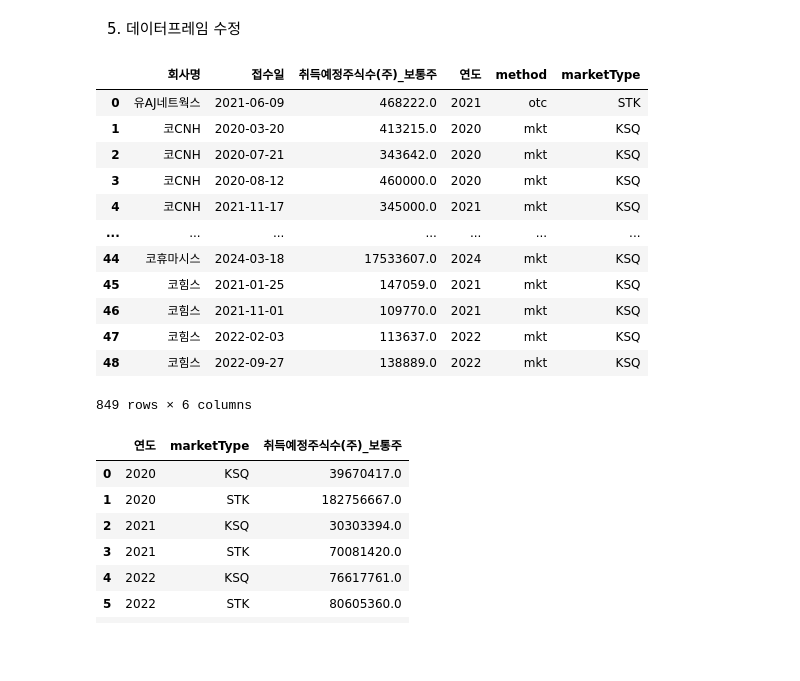
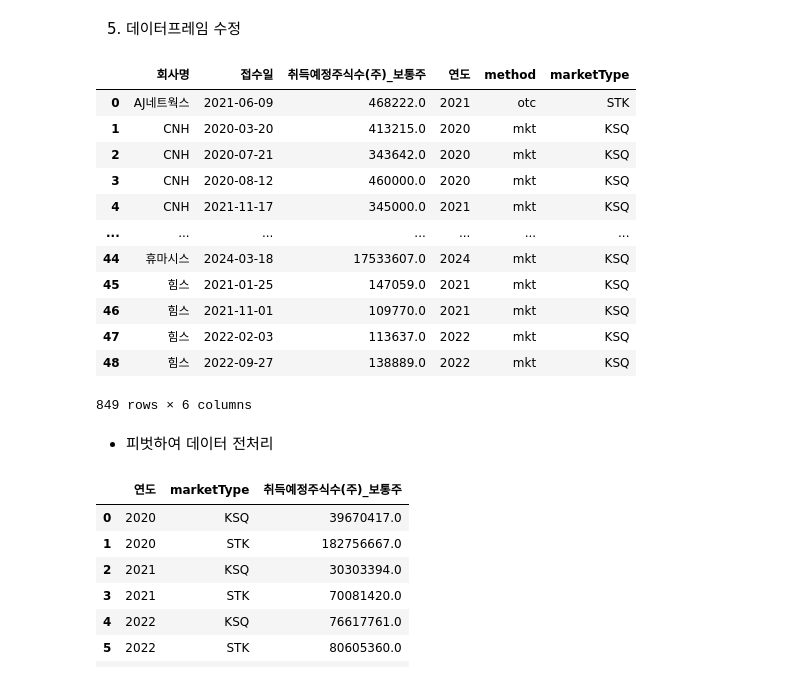
Before and after one commit to beaten-by-the-market/dart_disclosure, a Jupyter notebook: 자사주_소각KIND.ipynb, the cells around one changed output. Cells and saved outputs as stored; diff of their text form; code cells hidden in the pictures; blank space fills up the shorter version.

```diff
--- a/자사주_소각KIND.ipynb
+++ b/자사주_소각KIND.ipynb
@@ -255,9 +259,9 @@ grouped_df
 1) 검색 기준이 되는 인풋 입력하기
 # %%
 # 사용자 입력 받기
-start_y = input('시작연도를 입력하세요(2015년부터 데이터 제공): ')
-end_y = input('종료연도를 입력하세요: ')
-corp_type_input = input('유, 코, 유코 중에서 하나를 입력하세요 :')
+start_y = '2020'
+end_y = '2024'
+corp_type_input = '유코'
 
 # 기본 params 템플릿
 params = {
@@ -412,35 +416,40 @@ df_dart_buyback['method'] = df_dart_buyback['취득방법_취득방법_취득방
 # %%
 # 필요한 칼럼만 남기고 복사
 df_dart_buyback_a = df_dart_buyback[['회사명_회사명_회사명', '접수일_접수일_접수일', '취득예정주식(주)_취득예정주식(주)_보통주식','연도', 'method']].copy()
 
 # 칼럼명을 심플하게 수정
 df_dart_buyback_a.columns = ['회사명', '접수일', '취득예정주식수(주)_보통주', '연도', 'method']
 
 # 회사명에서 첫 글자를 추출하여 시장구분 칼럼 추가
 df_dart_buyback_a['marketType'] = df_dart_buyback_a['회사명'].str[0]
 
 # 유: STK, 코: KSQ로 변경
 df_dart_buyback_a['marketType'] = np.where(
     df_dart_buyback_a['marketType'] == '유', 'STK',
     np.where(df_dart_buyback_a['marketType'] == '코', 'KSQ', df_dart_buyback_a['marketType'])
 )
 
+# 맨 앞의 '유' 또는 '코' 제거, 맨 끝의 'IR' 제거
+df_dart_buyback_a['회사명'] = df_dart_buyback_a['회사명'].str.replace(r'^(유|코)', '', regex=True).str.replace(r'  IR$', '', regex=True).str.replace(r'IR$', '', regex=True)
+
 # 결과 확인
 df_dart_buyback_a
 # %% [output]
 |  | 회사명 | 접수일 | 취득예정주식수(주)_보통주 | 연도 | method | marketType |
-| 0 | 유AJ네트웍스 | 2021-06-09 | 468222.0 | 2021 | otc | STK |
-| 1 | 코CNH | 2020-03-20 | 413215.0 | 2020 | mkt | KSQ |
-| 2 | 코CNH | 2020-07-21 | 343642.0 | 2020 | mkt | KSQ |
-| 3 | 코CNH | 2020-08-12 | 460000.0 | 2020 | mkt | KSQ |
-| 4 | 코CNH | 2021-11-17 | 345000.0 | 2021 | mkt | KSQ |
+| 0 | AJ네트웍스 | 2021-06-09 | 468222.0 | 2021 | otc | STK |
+| 1 | CNH | 2020-03-20 | 413215.0 | 2020 | mkt | KSQ |
+| 2 | CNH | 2020-07-21 | 343642.0 | 2020 | mkt | KSQ |
+| 3 | CNH | 2020-08-12 | 460000.0 | 2020 | mkt | KSQ |
+| 4 | CNH | 2021-11-17 | 345000.0 | 2021 | mkt | KSQ |
 | ... | ... | ... | ... | ... | ... | ... |
-| 44 | 코휴마시스 | 2024-03-18 | 17533607.0 | 2024 | mkt | KSQ |
-| 45 | 코힘스 | 2021-01-25 | 147059.0 | 2021 | mkt | KSQ |
-| 46 | 코힘스 | 2021-11-01 | 109770.0 | 2021 | mkt | KSQ |
-| 47 | 코힘스 | 2022-02-03 | 113637.0 | 2022 | mkt | KSQ |
-| 48 | 코힘스 | 2022-09-27 | 138889.0 | 2022 | mkt | KSQ |
+| 44 | 휴마시스 | 2024-03-18 | 17533607.0 | 2024 | mkt | KSQ |
+| 45 | 힘스 | 2021-01-25 | 147059.0 | 2021 | mkt | KSQ |
+| 46 | 힘스 | 2021-11-01 | 109770.0 | 2021 | mkt | KSQ |
+| 47 | 힘스 | 2022-02-03 | 113637.0 | 2022 | mkt | KSQ |
+| 48 | 힘스 | 2022-09-27 | 138889.0 | 2022 | mkt | KSQ |
 849 rows × 6 columns
+# %% [markdown]
+* 피벗하여 데이터 전처리
 # %%
 # 연도별, marketType별 데이터 집계
 grouped_df_dart = df_dart_buyback_a.groupby(['연도', 'marketType']).agg({
```
Also changed, not shown: parts of 26 cells of this notebook.
